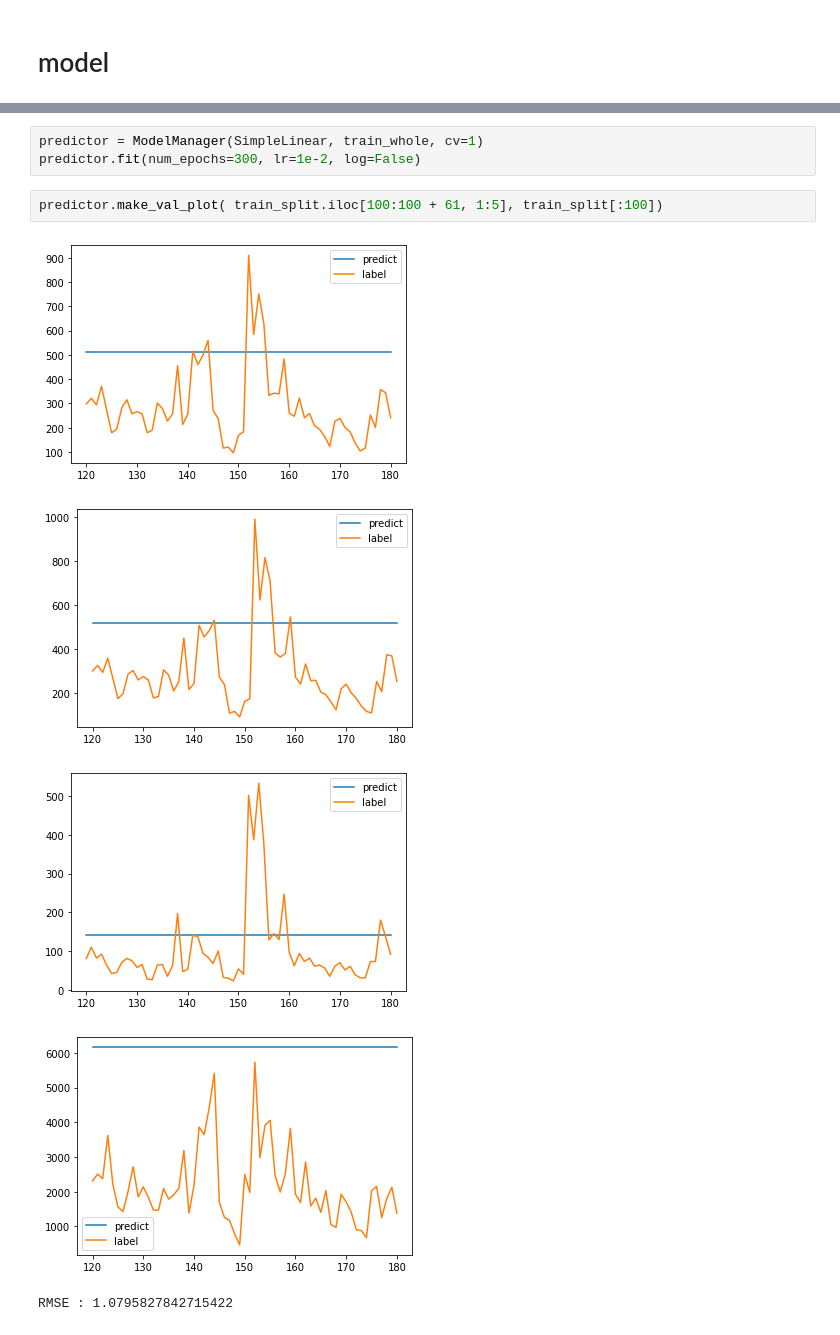
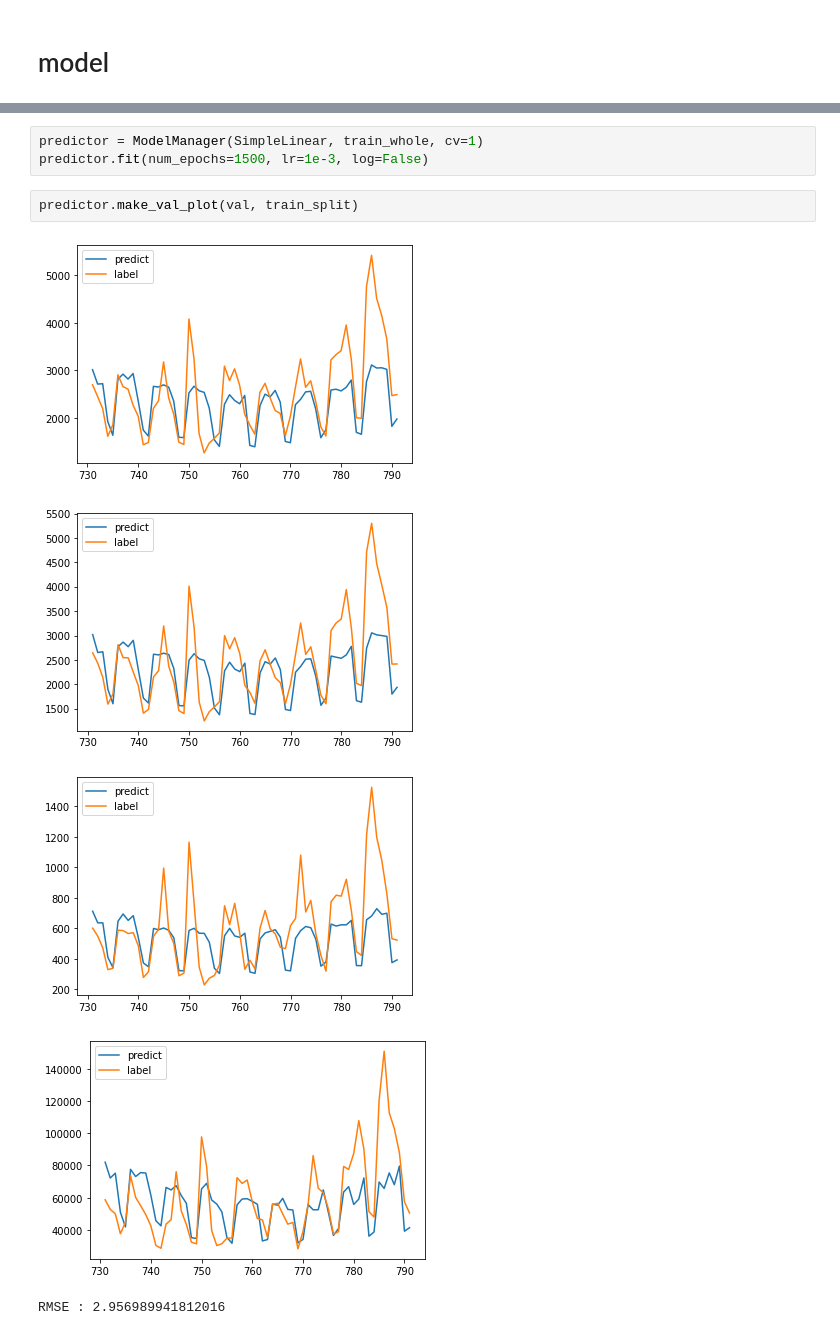
Before and after one commit to 100jy/dacon_ts_forecasting, a Jupyter notebook: 시계열_예측_3.ipynb, the cells around one changed output, grey strips where cells are left out. Saved outputs shown, nothing was run; the diff lists cells and outputs as text.

```diff
--- a/시계열_예측_3.ipynb
+++ b/시계열_예측_3.ipynb
@@ -278,14 +292,14 @@ RMSE : 0.9947454653814927
 # %%
 predictor = ModelManager(SimpleLinear, train_whole, cv=1)
-predictor.fit(num_epochs=300, lr=1e-2, log=False)
+predictor.fit(num_epochs=1500, lr=1e-3, log=False)
-# %%
-predictor.make_val_plot( train_split.iloc[100:100 + 61, 1:5], train_split[:100])
-# %% [output]
-[figure, removed]
-[figure, removed]
-[figure, removed]
-[figure, removed]
-RMSE : 1.0795827842715422
+# %%
+predictor.make_val_plot(val, train_split)
+# %% [output]
+[figure, added]
+[figure, added]
+[figure, added]
+[figure, added]
+RMSE : 2.956989941812016
 # %%
 submission = pd.read_csv("./drive/MyDrive/데이콘/submission.csv", encoding = 'euc-kr')
 submission.iloc[:,1:] = predictor.predict(train_whole)
```
Also changed, not shown: parts of 10 cells of this notebook.
